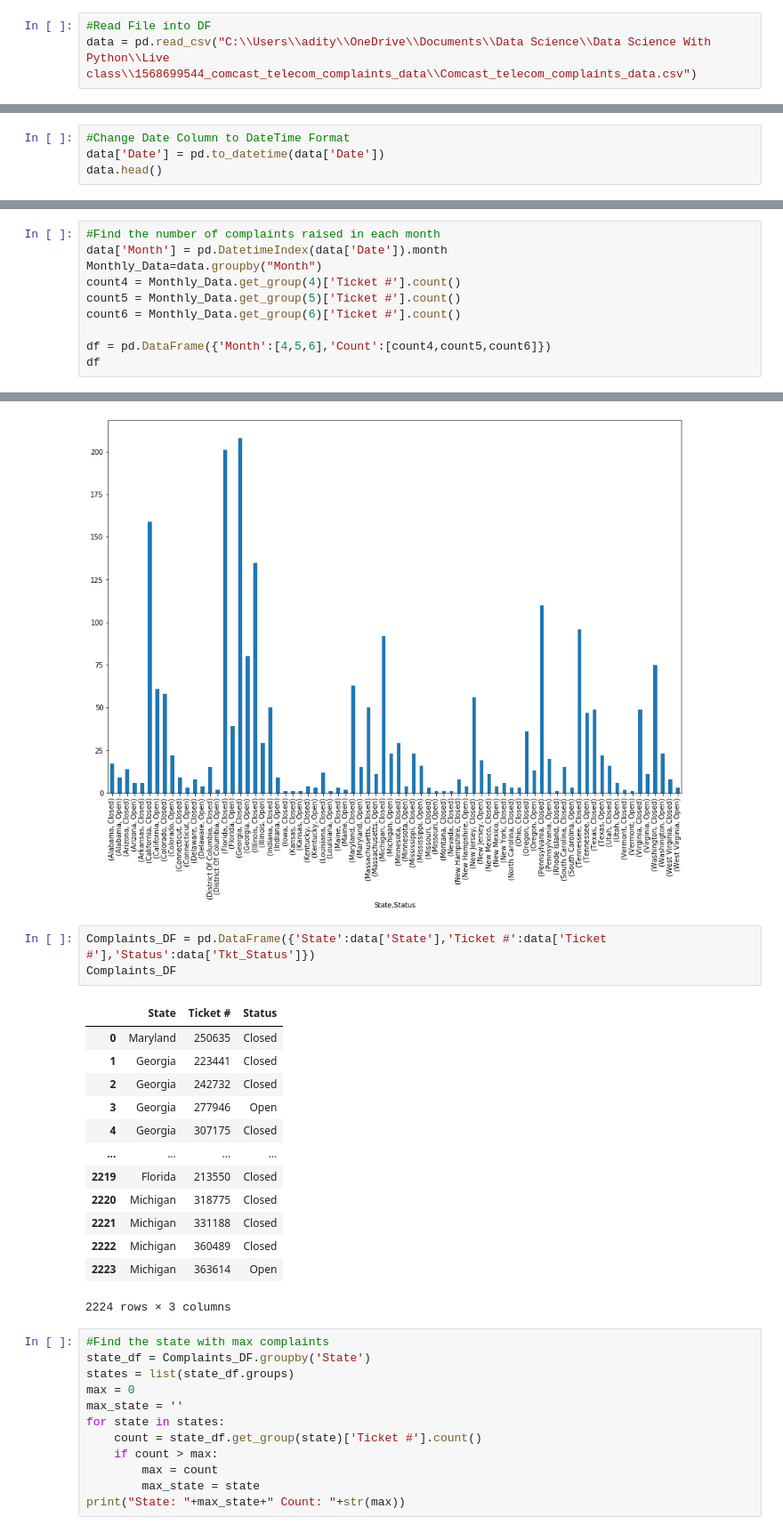
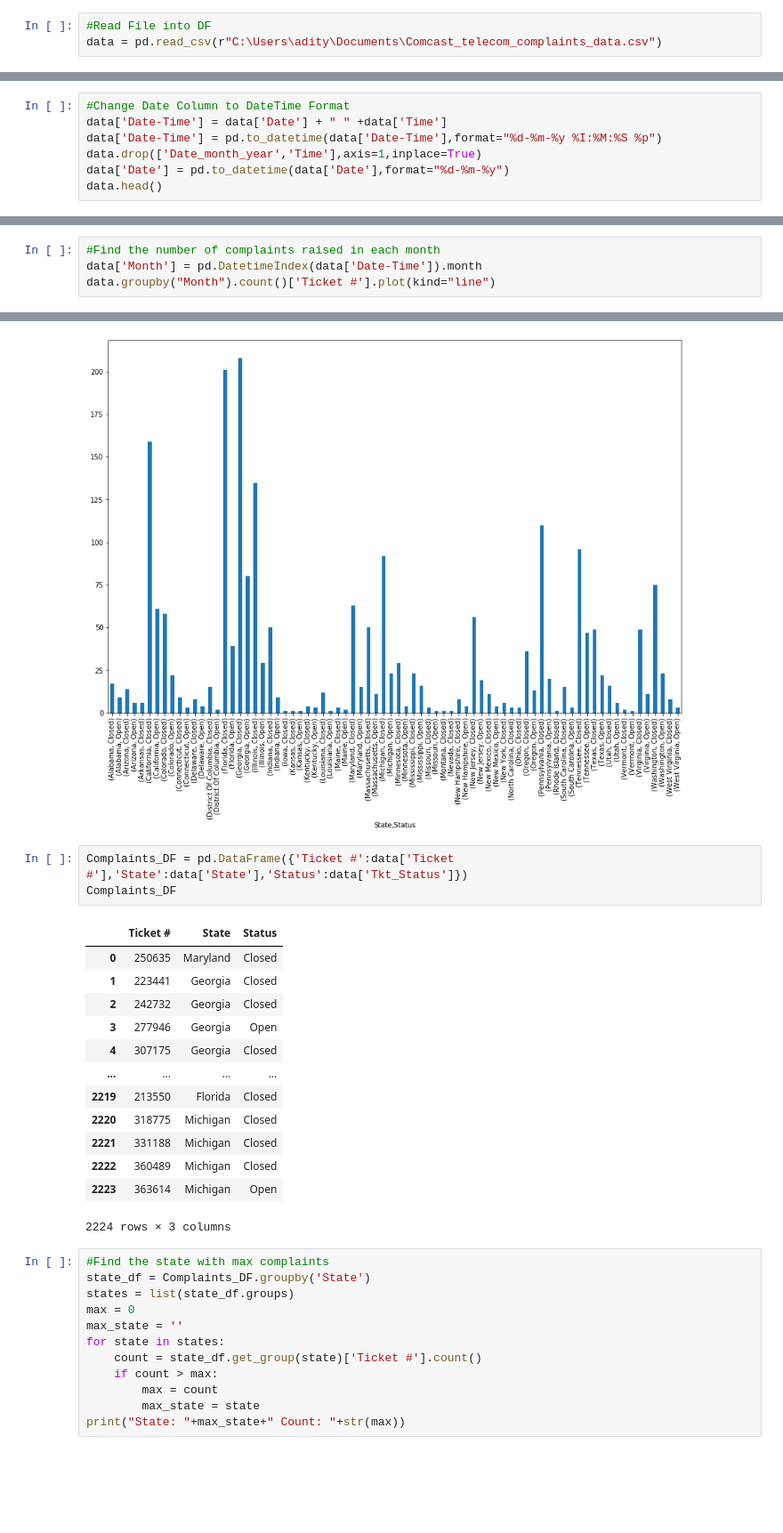
Before and after one commit to Adityav93/ComcastDataAnalysis-Python, a Jupyter notebook: ComCast.ipynb, the cells around one changed output, grey strips where cells are left out. Shown at 89% size. Saved outputs shown, nothing was run; the diff lists cells and outputs as text; blank space fills up the shorter version.

```diff
--- a/ComCast.ipynb
+++ b/ComCast.ipynb
@@ -40,6 +41,6 @@ import numpy as np
 # %%
 #Read File into DF
-data = pd.read_csv("C:\\Users\\adity\\OneDrive\\Documents\\Data Science\\Data Science With Python\\Live class\\1568699544_comcast_telecom_complaints_data\\Comcast_telecom_complaints_data.csv")
+data = pd.read_csv(r"C:\Users\adity\Documents\Comcast_telecom_complaints_data.csv")
 # %%
 data.head()
 # %% [output]
@@ -51,6 +52,9 @@ data.head()
 | 4 | 307175 | Comcast not working and no servic... | 26-05-15 | 26-May-15 | 1:25:26 PM | Internet | Acworth | Georgia | ... |
 # %%
 #Change Date Column to DateTime Format
-data['Date'] = pd.to_datetime(data['Date'])
+data['Date-Time'] = data['Date'] + " " +data['Time']
+data['Date-Time'] = pd.to_datetime(data['Date-Time'],format="%d-%m-%y %I:%M:%S %p")
+data.drop(['Date_month_year','Time'],axis=1,inplace=True)
+data['Date'] = pd.to_datetime(data['Date'],format="%d-%m-%y")
 data.head()
 # %% [output]
@@ -63,11 +81,5 @@ data.head()
 # %%
 #Find the number of complaints raised in each month
-data['Month'] = pd.DatetimeIndex(data['Date']).month
-Monthly_Data=data.groupby("Month")
-count4 = Monthly_Data.get_group(4)['Ticket #'].count()
-count5 = Monthly_Data.get_group(5)['Ticket #'].count()
-count6 = Monthly_Data.get_group(6)['Ticket #'].count()
-
-df = pd.DataFrame({'Month':[4,5,6],'Count':[count4,count5,count6]})
-df
+data['Month'] = pd.DatetimeIndex(data['Date-Time']).month
+data.groupby("Month").count()['Ticket #'].plot(kind="line")
 # %% [output]
@@ -176,21 +151,21 @@ df1.plot.bar()
 <matplotlib.axes._subplots.AxesSubplot at 0x...>
 [figure]
 # %%
-Complaints_DF = pd.DataFrame({'State':data['State'],'Ticket #':data['Ticket #'],'Status':data['Tkt_Status']})
+Complaints_DF = pd.DataFrame({'Ticket #':data['Ticket #'],'State':data['State'],'Status':data['Tkt_Status']})
 Complaints_DF
 # %% [output]
-|  | State | Ticket # | Status |
-| 0 | Maryland | 250635 | Closed |
-| 1 | Georgia | 223441 | Closed |
-| 2 | Georgia | 242732 | Closed |
-| 3 | Georgia | 277946 | Open |
-| 4 | Georgia | 307175 | Closed |
+|  | Ticket # | State | Status |
+| 0 | 250635 | Maryland | Closed |
+| 1 | 223441 | Georgia | Closed |
+| 2 | 242732 | Georgia | Closed |
+| 3 | 277946 | Georgia | Open |
+| 4 | 307175 | Georgia | Closed |
 | ... | ... | ... | ... |
-| 2219 | Florida | 213550 | Closed |
-| 2220 | Michigan | 318775 | Closed |
-| 2221 | Michigan | 331188 | Closed |
-| 2222 | Michigan | 360489 | Closed |
-| 2223 | Michigan | 363614 | Open |
+| 2219 | 213550 | Florida | Closed |
+| 2220 | 318775 | Michigan | Closed |
+| 2221 | 331188 | Michigan | Closed |
+| 2222 | 360489 | Michigan | Closed |
+| 2223 | 363614 | Michigan | Open |
 2224 rows × 3 columns
 # %%
 #Find the state with max complaints
```
Also changed, not shown: parts of 10 cells of this notebook.
